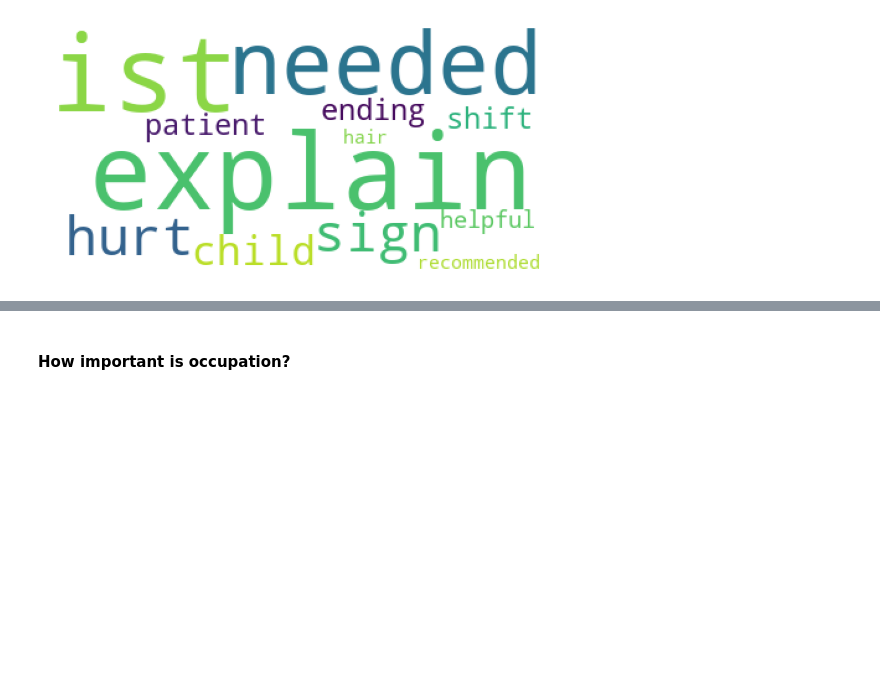
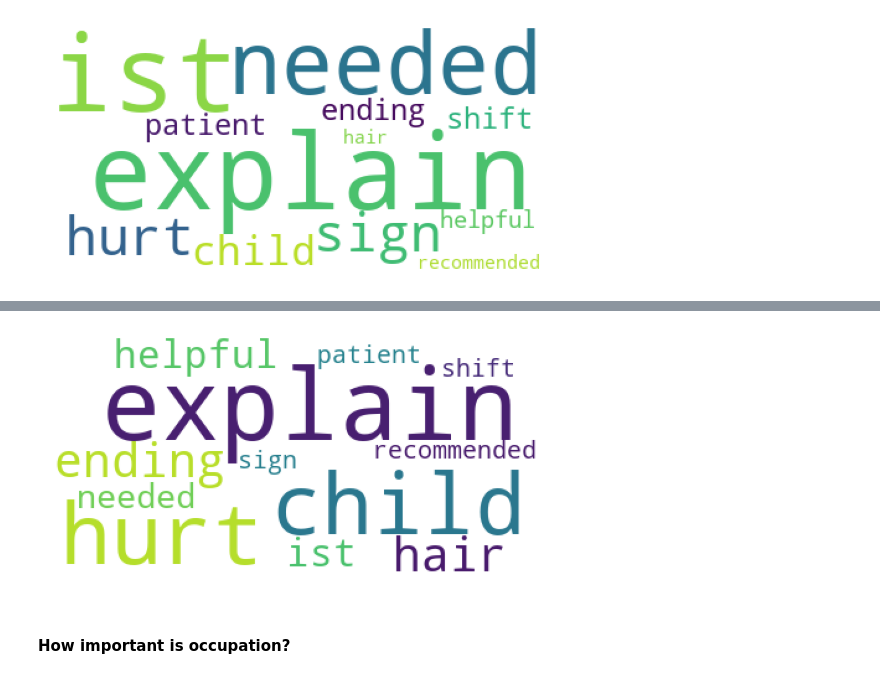
Before and after one commit to msakthiganesh/FairNLP, a Jupyter notebook: fairnlp/Quantifying_AllenNLP_5.ipynb, the cells around one changed output, grey strips where cells are left out. Cells and saved outputs as stored; diff of their text form; code cells hidden in the pictures; blank space fills up the shorter version.

```diff
--- a/fairnlp/Quantifying_AllenNLP_5.ipynb
+++ b/fairnlp/Quantifying_AllenNLP_5.ipynb
@@ -533,3 +568,17 @@ plt.show()
+# %%
+vectorizer = TfidfVectorizer(stop_words='english')
+vecs = vectorizer.fit_transform(_important_female_tokens_text)
+feature_names = vectorizer.get_feature_names_out()
+dense = vecs.todense()
+lst1 = dense.tolist()
+_df_female = pd.DataFrame(lst1, columns=feature_names)
+
+female_tfidf_cloud = WordCloud(background_color="white").generate_from_frequencies(_df_female.T.sum(axis=1))
+plt.imshow(female_tfidf_cloud)
+plt.axis("off")
+plt.show()
+# %% [output]
+[figure, added]
 # %% [markdown]
 #### How important is occupation?
 # %%
```
Also changed, not shown: parts of 8 cells of this notebook.
